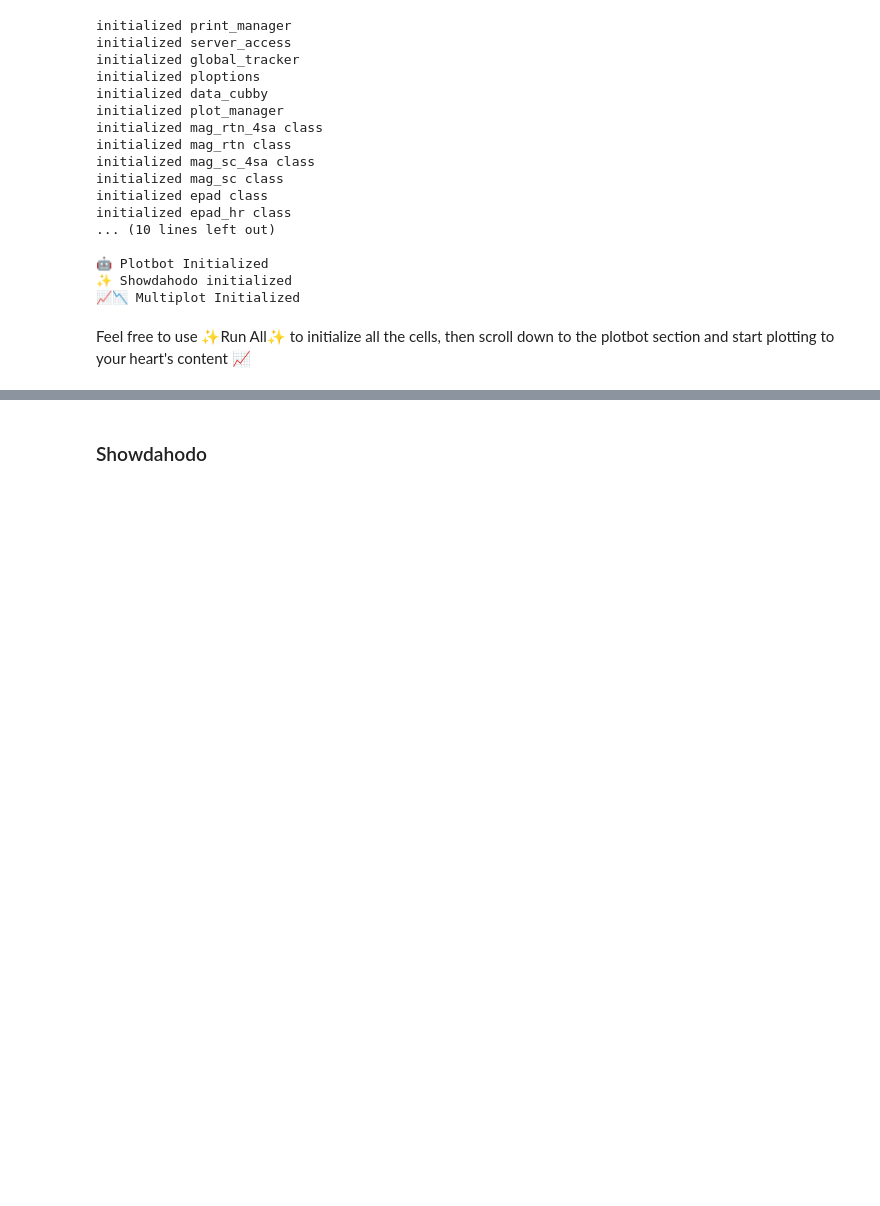
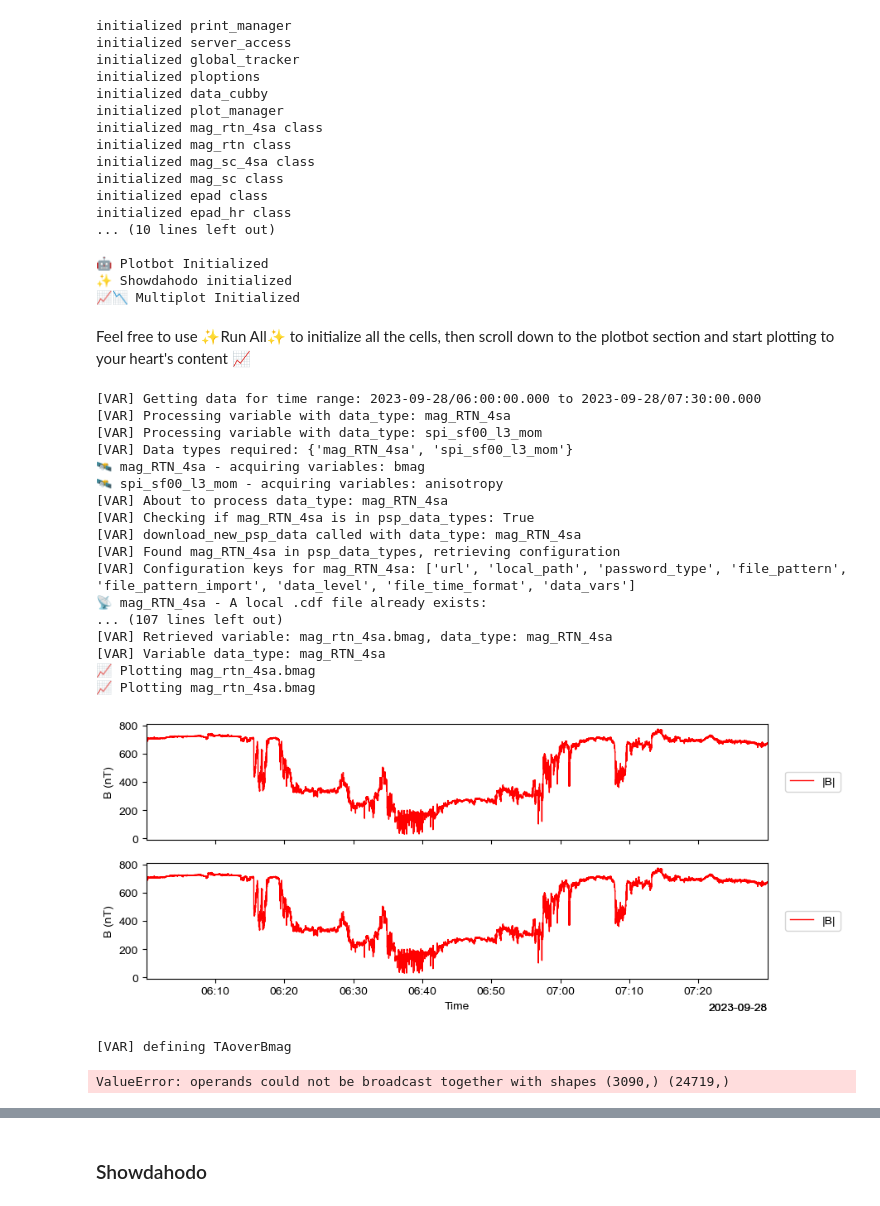
Before and after one commit to Sonified/Plotbot, a Jupyter notebook: Plotbot.ipynb, the cells around one changed output, grey strips where cells are left out. Saved outputs shown, nothing was run; the diff lists cells and outputs as text; code cells hidden in the pictures; blank space fills up the shorter version.

```diff
--- a/Plotbot.ipynb
+++ b/Plotbot.ipynb
@@ -37,0 +57,61 @@ and start plotting to your heart's content 📈
+# %%
+
+# Set print manager settings for status, debug, and variable testing
+print_manager.show_status = True
+print_manager.show_debug = False
+print_manager.show_variable_testing = True
+
+# Configure server access username
+server_access.username = None  # Prompt for username if None, or set 'your_username' to hardcode
+
+# Define time range for plotting
+trange = ['2023-09-28/06:00:00.000', '2023-09-28/07:30:00.000']  # Enc 17 HCS Crossing
+get_data(trange, mag_rtn_4sa.bmag, proton.anisotropy)
+
+# Create a scaled version of bmag and set its color
+bmag100x_data = mag_rtn_4sa.bmag * 100
+
+print_manager.variable_testing("Storing bmag100x")
+# Store the scaled bmag data
+store_data('bmag100x', data={'x': mag_rtn_4sa.bmag.datetime_array, 'y': bmag100x_data})
+
+
+bmag100x_data.color = 'red'
+
+print_manager.variable_testing("Initializing plotbot with bmag100x on the third axis")
+
+# Plot bmag and its scaled version
+plotbot(trange, mag_rtn_4sa.bmag, 1, bmag100x_data, 2)
+
+# Calculate and store TAoverB
+
+print_manager.variable_testing("defining TAoverBmag")
+TAoverBmag = proton.anisotropy / mag_rtn_4sa.bmag
+
+print_manager.variable_testing("Storing TAoverB")
+store_data('TAoverB', data={'x': proton.anisotropy.datetime_array, 'y': TAoverBmag})
+
+# Plot anisotropy, bmag, and TAoverB
+print_manager.variable_testing("Initializing plotbot with TAoverB on the third axis")
+plotbot(trange, proton.anisotropy, 1, mag_rtn_4sa.bmag, 2, TAoverBmag, 3)
+# %% [output]
+[VAR] Getting data for time range: 2023-09-28/06:00:00.000 to 2023-09-28/07:30:00.000
+[VAR] Processing variable with data_type: mag_RTN_4sa
+[VAR] Processing variable with data_type: spi_sf00_l3_mom
+[VAR] Data types required: {'mag_RTN_4sa', 'spi_sf00_l3_mom'}
+🛰️ mag_RTN_4sa - acquiring variables: bmag
+🛰️ spi_sf00_l3_mom - acquiring variables: anisotropy
+[VAR] About to process data_type: mag_RTN_4sa
+[VAR] Checking if mag_RTN_4sa is in psp_data_types: True
+[VAR] download_new_psp_data called with data_type: mag_RTN_4sa
+[VAR] Found mag_RTN_4sa in psp_data_types, retrieving configuration
+[VAR] Configuration keys for mag_RTN_4sa: ['url', 'local_path', 'password_type', 'file_pattern', 'file_pattern_import', 'data_level', 'file_time_format', 'data_vars']
+📡 mag_RTN_4sa - A local .cdf file already exists:
+... (107 lines left out)
+[VAR] Retrieved variable: mag_rtn_4sa.bmag, data_type: mag_RTN_4sa
+[VAR] Variable data_type: mag_RTN_4sa
+📈 Plotting mag_rtn_4sa.bmag
+📈 Plotting mag_rtn_4sa.bmag
+[figure, added]
+[VAR] defining TAoverBmag
+ValueError: operands could not be broadcast together with shapes (3090,) (24719,)
```
Also changed, not shown: parts of 11 cells of this notebook, 7 other files.
